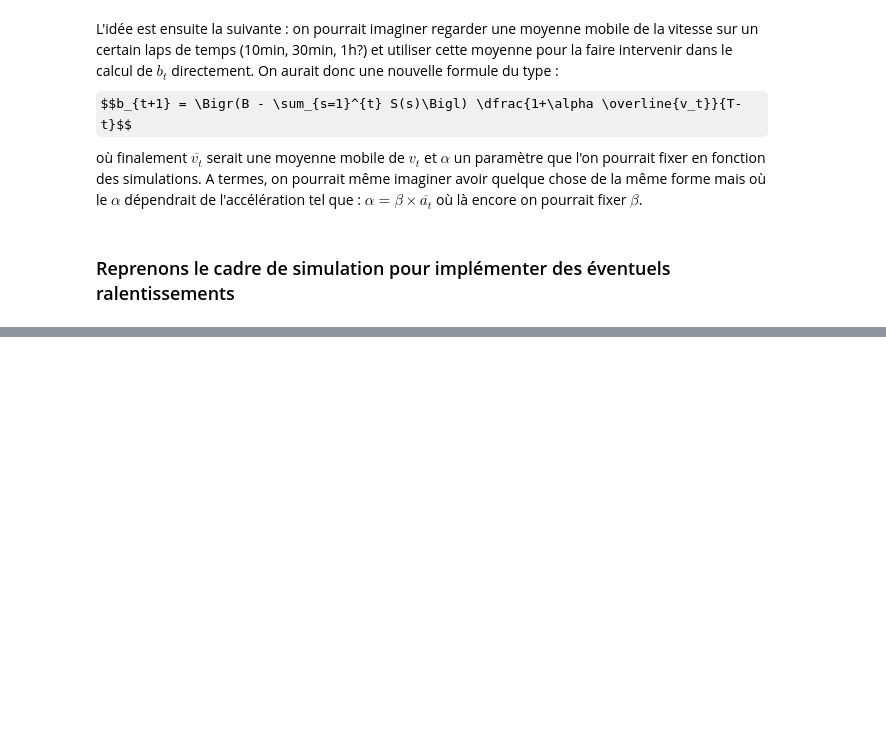
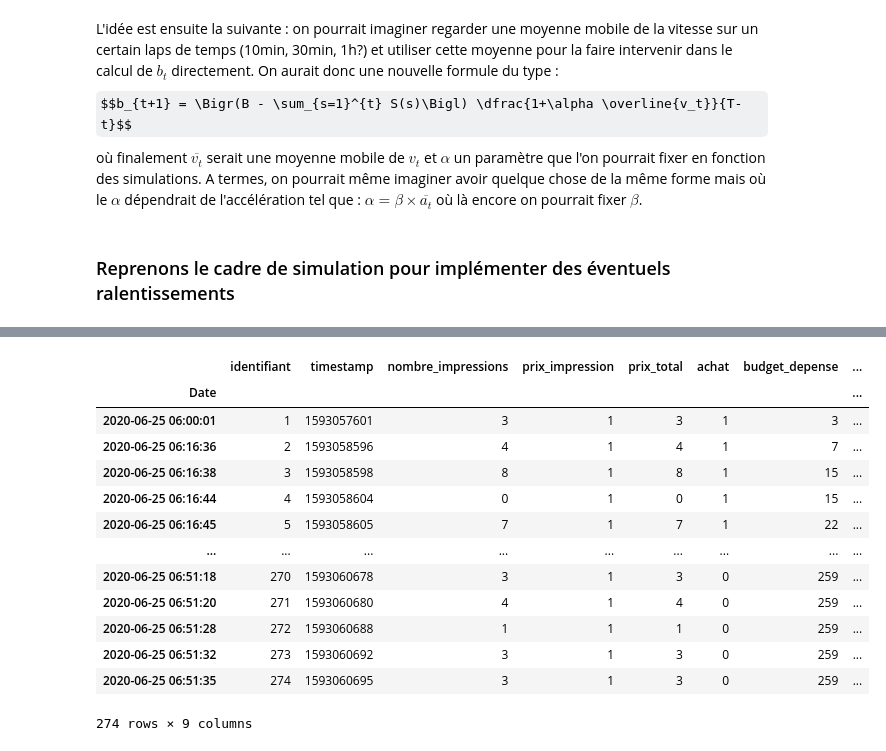
Before and after one commit to ThomasM-mecen/Displayce_internship, a Jupyter notebook: Pacing/Pacing_simulation_v5.ipynb, the cells around one changed output, grey strips where cells are left out. Drawn from its saved outputs; the diff is of its cells as text; code cells hidden in the pictures; some formulas as TeX source; blank space fills up the shorter version.

```diff
--- a/Pacing/Pacing_simulation_v5.ipynb
+++ b/Pacing/Pacing_simulation_v5.ipynb
@@ -163,0 +213,19 @@ def open_rtb_pacing(env, P, B, timestampnow, nb_jours, nb_hours_per_day, bidrequ
+# %%
+df = pd.read_csv('new.csv', index_col="timestamp_string", parse_dates=True)
+df.index.names = ['Date']
+df['2020-06-25 06:00:01':'2020-06-25 07:00:01']
+# %% [output]
+|  | identifiant | timestamp | nombre_impressions | prix_impression | prix_total | achat | budget_depense | ... |
+| Date |  |  |  |  |  |  |  | ... |
+| 2020-06-25 06:00:01 | 1 | 1593057601 | 3 | 1 | 3 | 1 | 3 | ... |
+| 2020-06-25 06:16:36 | 2 | 1593058596 | 4 | 1 | 4 | 1 | 7 | ... |
+| 2020-06-25 06:16:38 | 3 | 1593058598 | 8 | 1 | 8 | 1 | 15 | ... |
+| 2020-06-25 06:16:44 | 4 | 1593058604 | 0 | 1 | 0 | 1 | 15 | ... |
+| 2020-06-25 06:16:45 | 5 | 1593058605 | 7 | 1 | 7 | 1 | 22 | ... |
+| ... | ... | ... | ... | ... | ... | ... | ... | ... |
+| 2020-06-25 06:51:18 | 270 | 1593060678 | 3 | 1 | 3 | 0 | 259 | ... |
+| 2020-06-25 06:51:20 | 271 | 1593060680 | 4 | 1 | 4 | 0 | 259 | ... |
+| 2020-06-25 06:51:28 | 272 | 1593060688 | 1 | 1 | 1 | 0 | 259 | ... |
+| 2020-06-25 06:51:32 | 273 | 1593060692 | 3 | 1 | 3 | 0 | 259 | ... |
+| 2020-06-25 06:51:35 | 274 | 1593060695 | 3 | 1 | 3 | 0 | 259 | ... |
+274 rows × 9 columns
```
Also changed, not shown: parts of 10 cells of this notebook, 1 other file.
